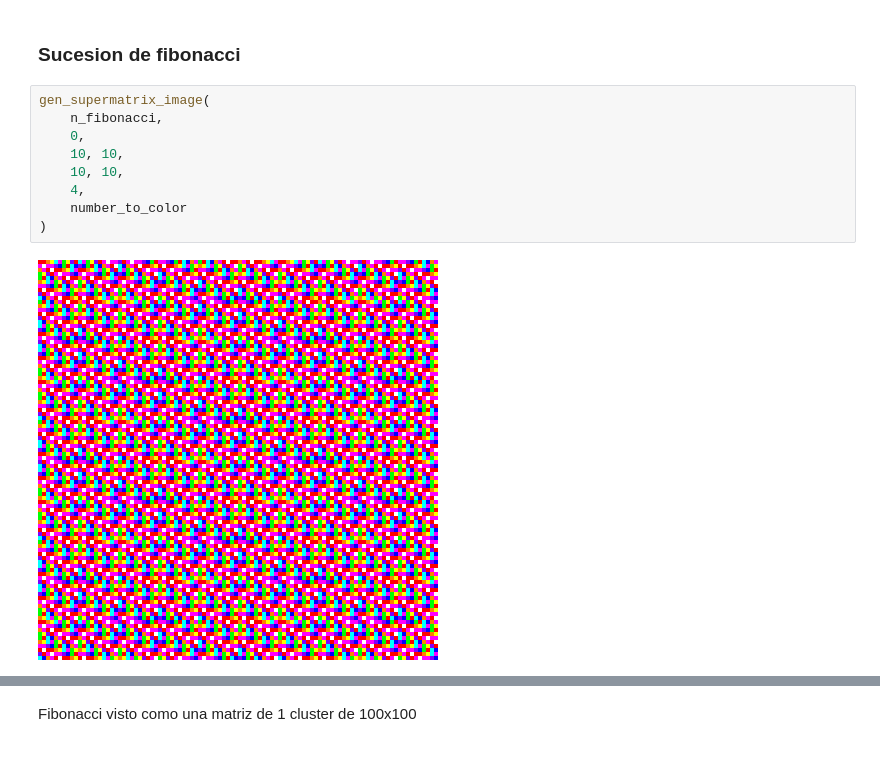
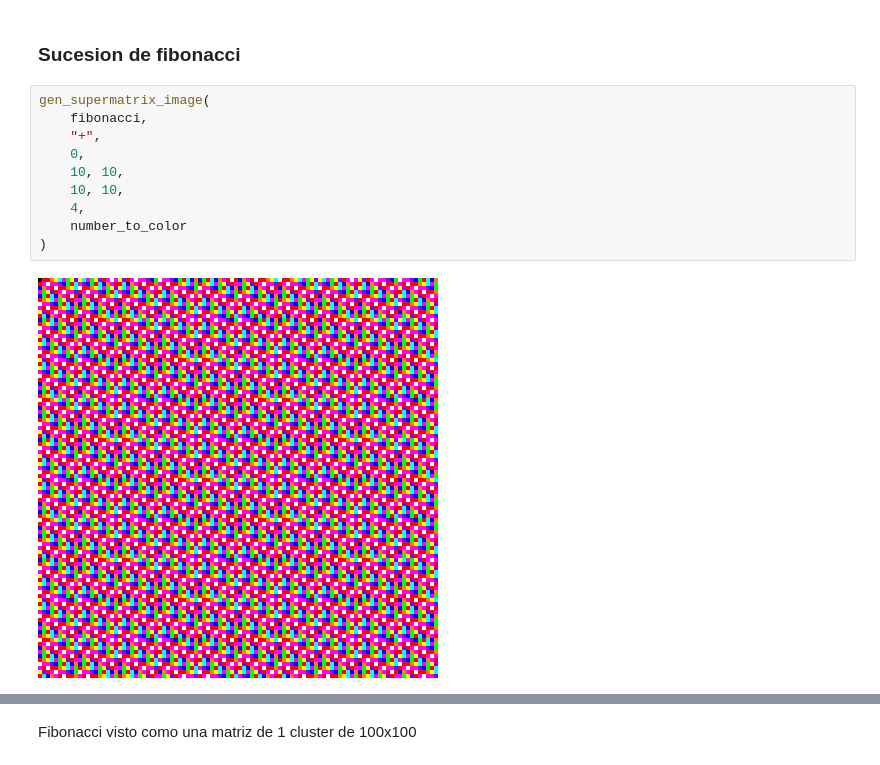
Before and after one commit to Dnllns/B10_clustering, a Jupyter notebook: B10_clustering.ipynb, the cells around one changed output, grey strips where cells are left out. Drawn from its saved outputs; the diff is of its cells as text.

```diff
--- a/B10_clustering.ipynb
+++ b/B10_clustering.ipynb
@@ -1102,12 +1102,13 @@ gen_supermatrix_image(
 ### Sucesion de fibonacci
 # %%
 gen_supermatrix_image(
-    n_fibonacci,
+    fibonacci,
+    "+",
     0,
     10, 10,
     10, 10,
     4,
     number_to_color
 )
 # %% [output]
-[figure, old version]
+[figure, new version]
```
Also changed, not shown: parts of 8 cells of this notebook.
